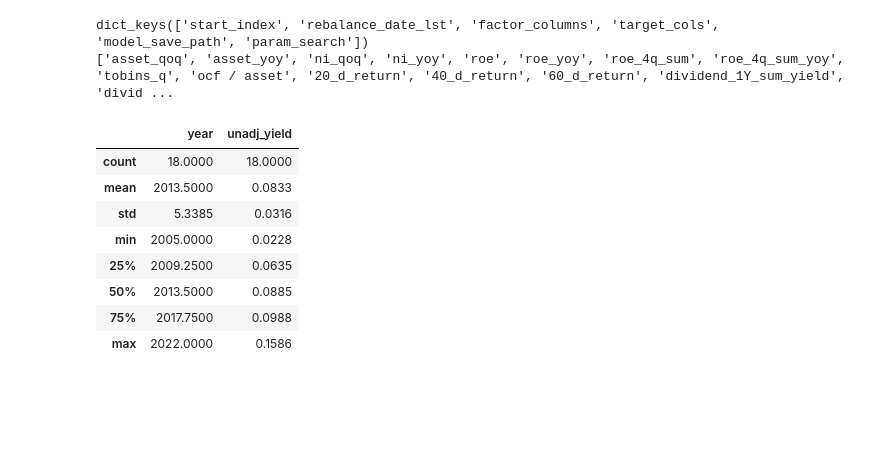
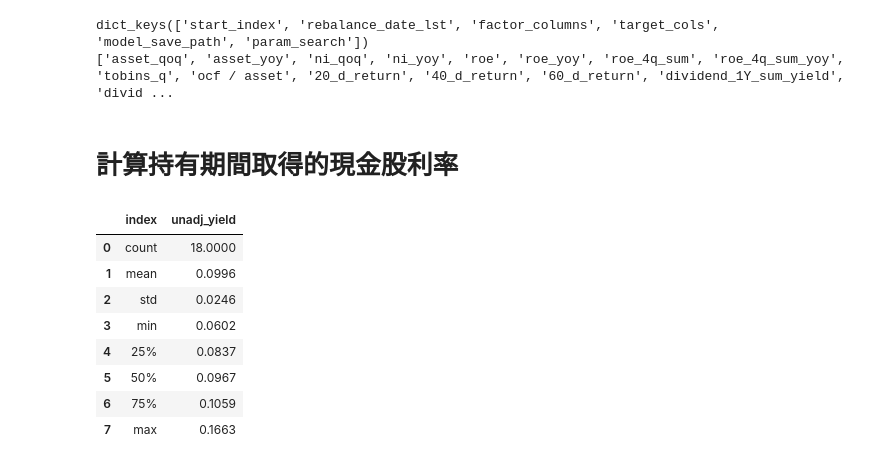
Before and after one commit to vayvay0993/hidiv, a Jupyter notebook: main_05_backtest.ipynb, the cells around one changed output. Saved outputs shown, nothing was run; the diff lists cells and outputs as text; code cells hidden in the pictures; blank space fills up the shorter version.

Commit message:
train and select 20230711_171428

```diff
--- a/main_05_backtest.ipynb
+++ b/main_05_backtest.ipynb
@@ -81,28 +81,33 @@ df_cash_dividends = df_cash_dividends.groupby(['ticker','date']).sum().reset_ind
 # %% [output]
 dict_keys(['start_index', 'rebalance_date_lst', 'factor_columns', 'target_cols', 'model_save_path', 'param_search'])
 ['asset_qoq', 'asset_yoy', 'ni_qoq', 'ni_yoy', 'roe', 'roe_yoy', 'roe_4q_sum', 'roe_4q_sum_yoy', 'tobins_q', 'ocf / asset', '20_d_return', '40_d_return', '60_d_return', 'dividend_1Y_sum_yield', 'divid ...
+# %% [markdown]
+# 計算持有期間取得的現金股利率
 # %%
 df_factor_all_price = pd.merge(df_factor_all,df_price,on=['date','ticker'],how='left')
 
 df_factor_all_price_dividend = pd.merge(df_factor_all_price,df_cash_dividends,on=['date','ticker'],how='left')
 df_factor_all_price_dividend['unadj_yield'] = df_factor_all_price_dividend['dividend'] / df_factor_all_price_dividend['yesterday_price']
 
+# calculate the sum of dividend yield of each stock in each period
 df_period_yield = df_factor_all_price_dividend.groupby(['ticker','rebalance_date'], as_index=False, group_keys=False)['unadj_yield'].sum()
+
+# merge the sum of dividend yield to df_dividend_select for calculate the portfolio dividend yield
 df_dividend_select_yield = pd.merge(df_dividend_select,df_period_yield,on=['ticker','rebalance_date'],how='left')
 
 df_quaterly_div = df_dividend_select_yield.groupby('rebalance_date')['unadj_yield'].mean().reset_index()
 df_quaterly_div['year'] = df_quaterly_div['rebalance_date'].dt.year
-df_quaterly_div.groupby('year')['unadj_yield'].sum().reset_index().describe()
+df_quaterly_div.groupby('year')['unadj_yield'].sum().reset_index()['unadj_yield'].describe().reset_index()
 # %% [output]
-|  | year | unadj_yield |
-| count | 18.0000 | 18.0000 |
-| mean | 2013.5000 | 0.0833 |
-| std | 5.3385 | 0.0316 |
-| min | 2005.0000 | 0.0228 |
-| 25% | 2009.2500 | 0.0635 |
-| 50% | 2013.5000 | 0.0885 |
-| 75% | 2017.7500 | 0.0988 |
-| max | 2022.0000 | 0.1586 |
+|  | index | unadj_yield |
+| 0 | count | 18.0000 |
+| 1 | mean | 0.0996 |
+| 2 | std | 0.0246 |
+| 3 | min | 0.0602 |
+| 4 | 25% | 0.0837 |
+| 5 | 50% | 0.0967 |
+| 6 | 75% | 0.1059 |
+| 7 | max | 0.1663 |
 # %%
 df_quaterly_div.groupby('year')['unadj_yield'].sum().plot(kind='bar')
 # %% [output]
```
Also changed, not shown: parts of 6 cells of this notebook, 8 other files.
